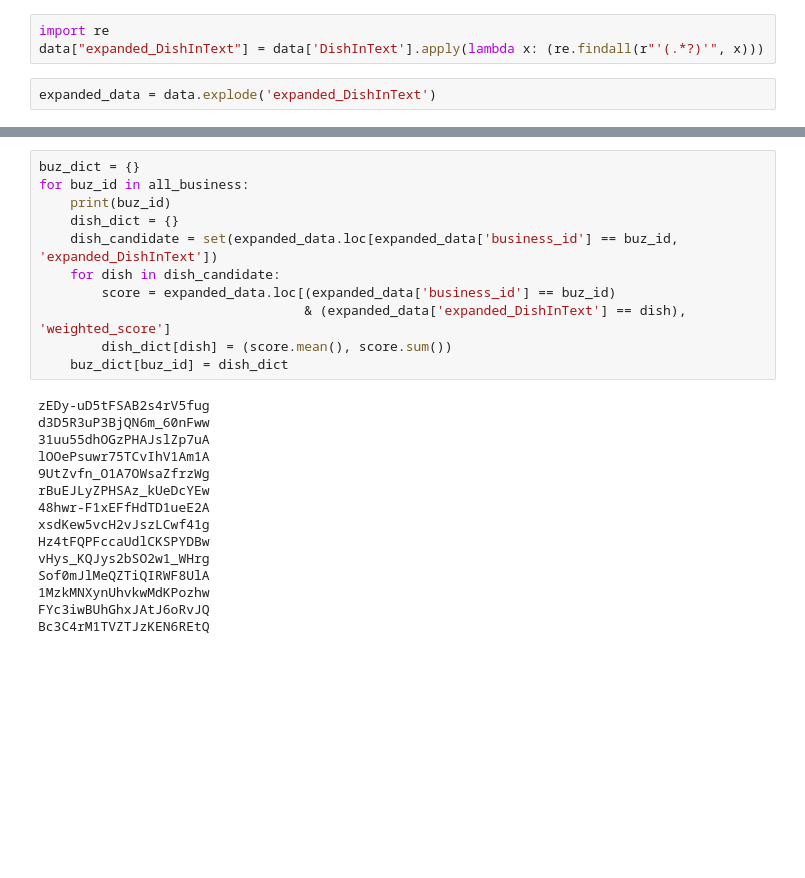
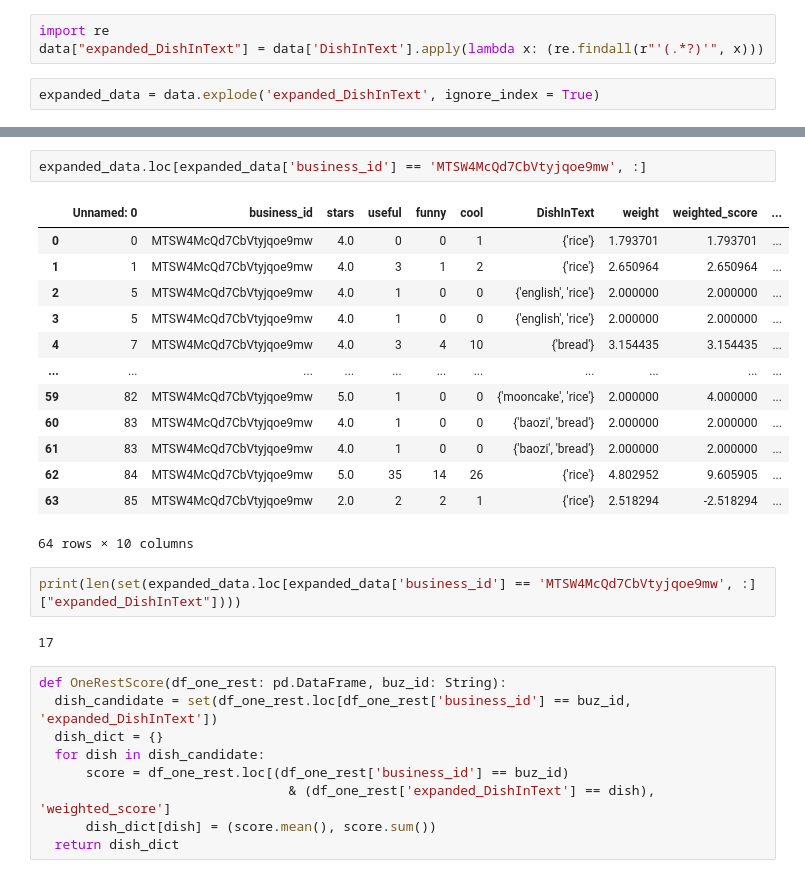
Before and after one commit to lytinahome/CourseProject, a Jupyter notebook: Step4_recommendation_algorithm.ipynb, the cells around one changed output, grey strips where cells are left out. Saved outputs shown, nothing was run; the diff lists cells and outputs as text; blank space fills up the shorter version.

```diff
--- a/Step4_recommendation_algorithm.ipynb
+++ b/Step4_recommendation_algorithm.ipynb
@@ -56,4 +49,4 @@ len(data)
 import re
 data["expanded_DishInText"] = data['DishInText'].apply(lambda x: (re.findall(r"'(.*?)'", x)))
 # %%
-expanded_data = data.explode('expanded_DishInText')
+expanded_data = data.explode('expanded_DishInText', ignore_index = True)
@@ -84,26 +73,29 @@ expanded_data.head()
+# %%
+expanded_data.loc[expanded_data['business_id'] == 'MTSW4McQd7CbVtyjqoe9mw', :]
+# %% [output]
+|  | Unnamed: 0 | business_id | stars | useful | funny | cool | DishInText | weight | weighted_score | ... |
+| 0 | 0 | MTSW4McQd7CbVtyjqoe9mw | 4.0 | 0 | 0 | 1 | {'rice'} | 1.793701 | 1.793701 | ... |
+| 1 | 1 | MTSW4McQd7CbVtyjqoe9mw | 4.0 | 3 | 1 | 2 | {'rice'} | 2.650964 | 2.650964 | ... |
+| 2 | 5 | MTSW4McQd7CbVtyjqoe9mw | 4.0 | 1 | 0 | 0 | {'english', 'rice'} | 2.000000 | 2.000000 | ... |
+| 3 | 5 | MTSW4McQd7CbVtyjqoe9mw | 4.0 | 1 | 0 | 0 | {'english', 'rice'} | 2.000000 | 2.000000 | ... |
+| 4 | 7 | MTSW4McQd7CbVtyjqoe9mw | 4.0 | 3 | 4 | 10 | {'bread'} | 3.154435 | 3.154435 | ... |
+| ... | ... | ... | ... | ... | ... | ... | ... | ... | ... | ... |
+| 59 | 82 | MTSW4McQd7CbVtyjqoe9mw | 5.0 | 1 | 0 | 0 | {'mooncake', 'rice'} | 2.000000 | 4.000000 | ... |
+| 60 | 83 | MTSW4McQd7CbVtyjqoe9mw | 4.0 | 1 | 0 | 0 | {'baozi', 'bread'} | 2.000000 | 2.000000 | ... |
+| 61 | 83 | MTSW4McQd7CbVtyjqoe9mw | 4.0 | 1 | 0 | 0 | {'baozi', 'bread'} | 2.000000 | 2.000000 | ... |
+| 62 | 84 | MTSW4McQd7CbVtyjqoe9mw | 5.0 | 35 | 14 | 26 | {'rice'} | 4.802952 | 9.605905 | ... |
+| 63 | 85 | MTSW4McQd7CbVtyjqoe9mw | 2.0 | 2 | 2 | 1 | {'rice'} | 2.518294 | -2.518294 | ... |
+64 rows × 10 columns
+# %%
+print(len(set(expanded_data.loc[expanded_data['business_id'] == 'MTSW4McQd7CbVtyjqoe9mw', :]["expanded_DishInText"])))
+# %% [output]
+17
 # %%
-buz_dict = {}
-for buz_id in all_business:
-    print(buz_id)
-    dish_dict = {}
-    dish_candidate = set(expanded_data.loc[expanded_data['business_id'] == buz_id, 'expanded_DishInText'])
-    for dish in dish_candidate:
-        score = expanded_data.loc[(expanded_data['business_id'] == buz_id)
-                                  & (expanded_data['expanded_DishInText'] == dish), 'weighted_score']
-        dish_dict[dish] = (score.mean(), score.sum())
-    buz_dict[buz_id] = dish_dict
+def OneRestScore(df_one_rest: pd.DataFrame, buz_id: String):
+  dish_candidate = set(df_one_rest.loc[df_one_rest['business_id'] == buz_id, 'expanded_DishInText'])
+  dish_dict = {}
+  for dish in dish_candidate:
+      score = df_one_rest.loc[(df_one_rest['business_id'] == buz_id)
+                                & (df_one_rest['expanded_DishInText'] == dish), 'weighted_score']
+      dish_dict[dish] = (score.mean(), score.sum())
+  return dish_dict
-# %% [output]
-zEDy-uD5tFSAB2s4rV5fug
-d3D5R3uP3BjQN6m_60nFww
-31uu55dhOGzPHAJslZp7uA
-lOOePsuwr75TCvIhV1Am1A
-9UtZvfn_O1A7OWsaZfrzWg
-rBuEJLyZPHSAz_kUeDcYEw
-48hwr-F1xEFfHdTD1ueE2A
-xsdKew5vcH2vJszLCwf41g
-Hz4tFQPFccaUdlCKSPYDBw
-vHys_KQJys2bSO2w1_WHrg
-Sof0mJlMeQZTiQIRWF8UlA
-1MzkMNXynUhvkwMdKPozhw
-FYc3iwBUhGhxJAtJ6oRvJQ
-Bc3C4rM1TVZTJzKEN6REtQ
```
Also changed, not shown: parts of 18 cells of this notebook.
